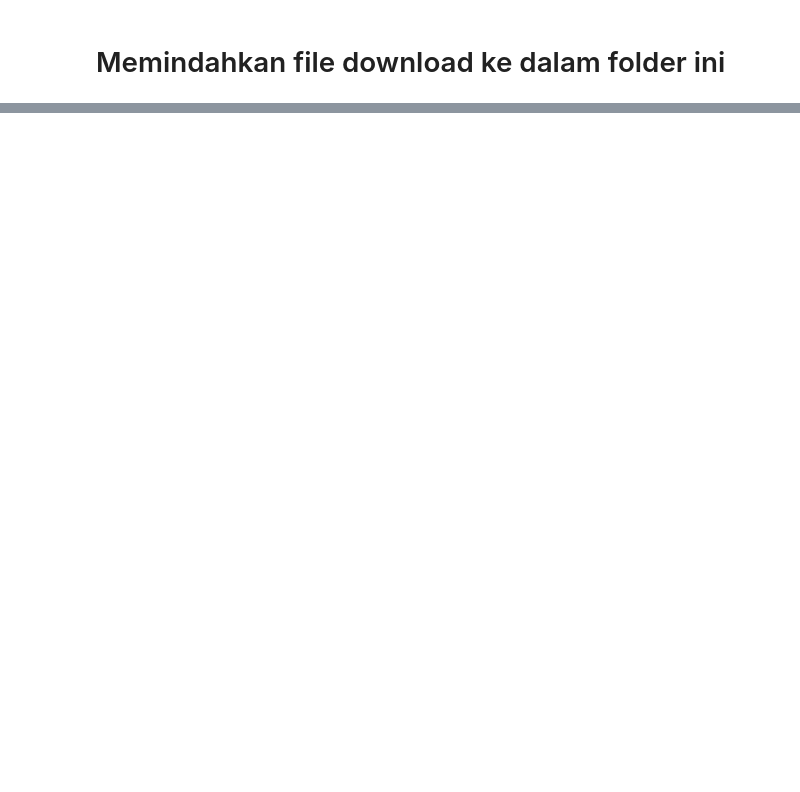
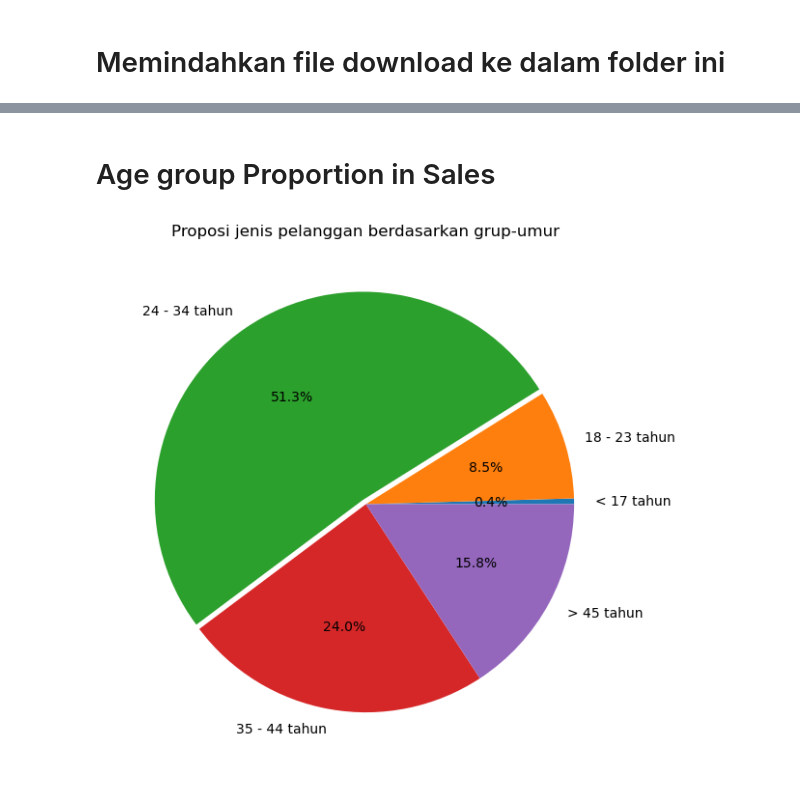
Before and after one commit to alifnurhadi/Visualization_Alif, a Jupyter notebook: Visualization.ipynb, the cells around one changed output, grey strips where cells are left out. Drawn from its saved outputs; the diff is of its cells as text; code cells hidden in the pictures; blank space fills up the shorter version.

```diff
--- a/Visualization.ipynb
+++ b/Visualization.ipynb
@@ -52,0 +64,23 @@ harian.plot.line(x='Waktu',y='Pembeli')
+# %%
+kecil = sum(harian['< 17 tahun'].to_list())/100
+muda = sum(harian['18 - 23 tahun'].to_list())/100
+remaja = sum(harian['24 - 34 tahun'].to_list())/100
+dewasa = sum(harian['35 - 44 tahun'].to_list())/100
+lanjut = sum(harian['> 45 tahun'].to_list())/100
+# %% [markdown]
+# Age group Proportion in Sales
+# %%
+plt.figure(figsize=(10,7))
+
+plt.pie(
+    [kecil,muda,remaja,dewasa,lanjut],
+    labels=['< 17 tahun','18 - 23 tahun','24 - 34 tahun','35 - 44 tahun','> 45 tahun'],
+    explode=(0 , 0, 0.025 , 0 ,0),
+    autopct='%1.1f%%'
+    )
+
+plt.title('Proposi jenis pelanggan berdasarkan grup-umur')
+
+plt.show()
+# %% [output]
+[figure, added]
```
Also changed, not shown: parts of 20 cells of this notebook, 3 other files.
